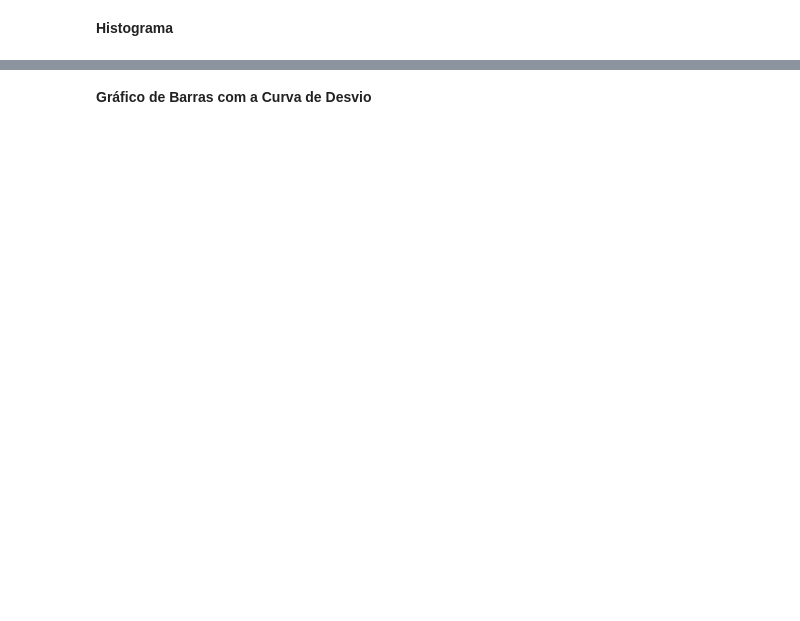
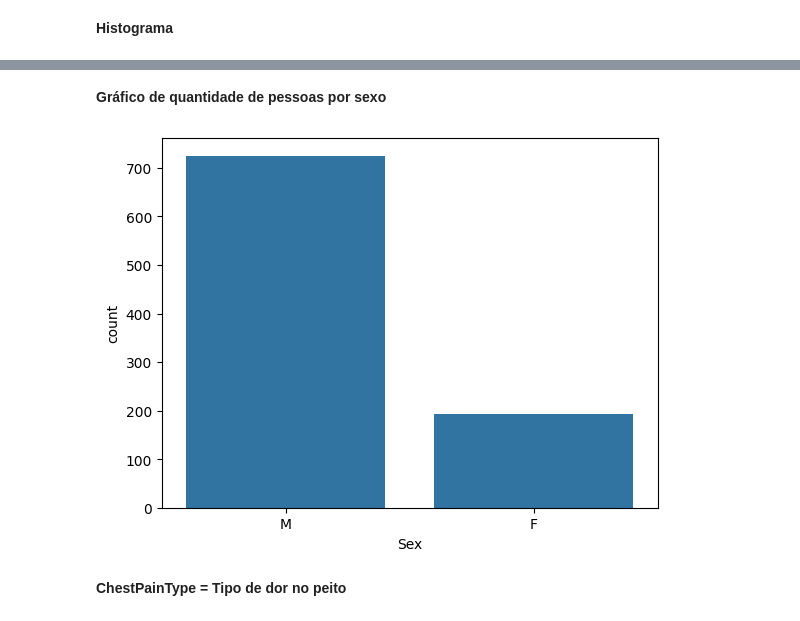
Before and after one commit to Thierry0liveira/Faculdade, a Jupyter notebook: Tratamento_Classificação.ipynb, the cells around one changed output, grey strips where cells are left out. Saved outputs shown, nothing was run; the diff lists cells and outputs as text; code cells hidden in the pictures; blank space fills up the shorter version.

```diff
--- a/Tratamento_Classificação.ipynb
+++ b/Tratamento_Classificação.ipynb
@@ -103,2 +143,8 @@ import seaborn as sns
 # %% [markdown]
-**Gráfico de Barras com a Curva de Desvio**
+**Gráfico de quantidade de pessoas por sexo**
+# %%
+sns.countplot(x='Sex', data=dados);
+# %% [output]
+[figure, added]
+# %% [markdown]
+**ChestPainType = Tipo de dor no peito**
```
Also changed, not shown: parts of 78 cells of this notebook.
